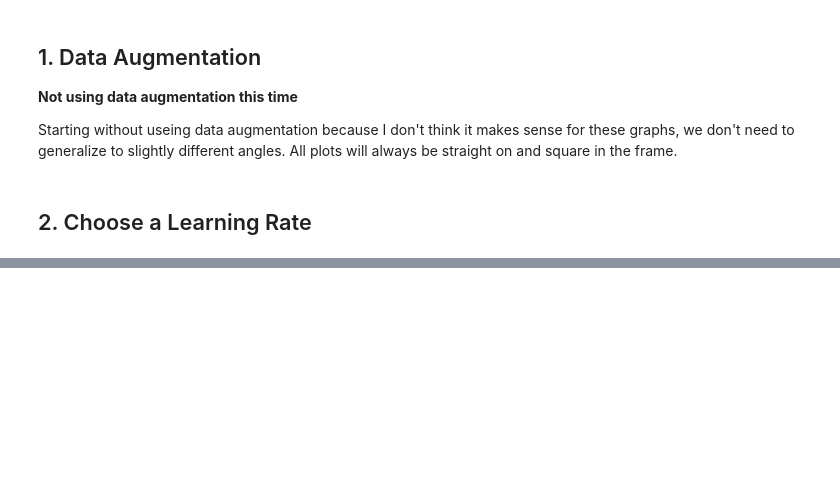
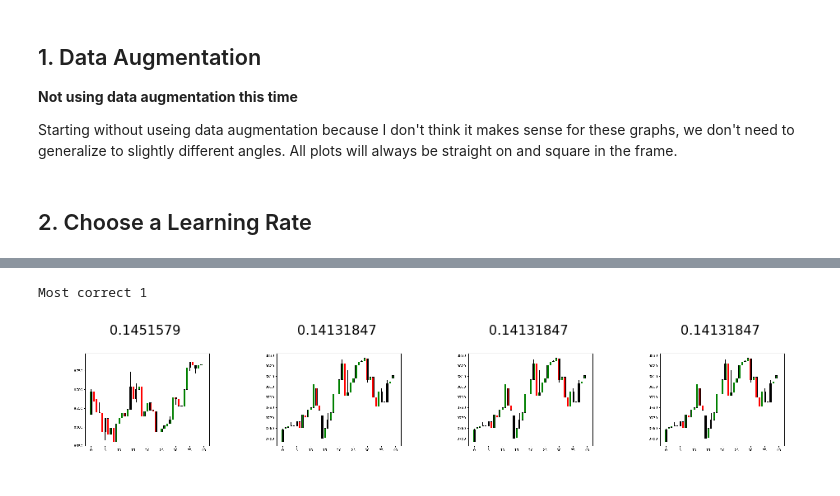
Before and after one commit to mcorrig4/deep-learning-bitcoin, a Jupyter notebook: market-movement-classification.ipynb, the cells around one changed output, grey strips where cells are left out. Saved outputs shown, nothing was run; the diff lists cells and outputs as text; code cells hidden in the pictures; blank space fills up the shorter version.

```diff
--- a/market-movement-classification.ipynb
+++ b/market-movement-classification.ipynb
@@ -69,0 +199,5 @@ learn.sched.plot()
+# %%
+plot_val_with_title(most_by_correct(1, True), "Most correct 1")
+# %% [output]
+Most correct 1
+[figure, added]
```
Also changed, not shown: parts of 24 cells of this notebook, 2 other files.
